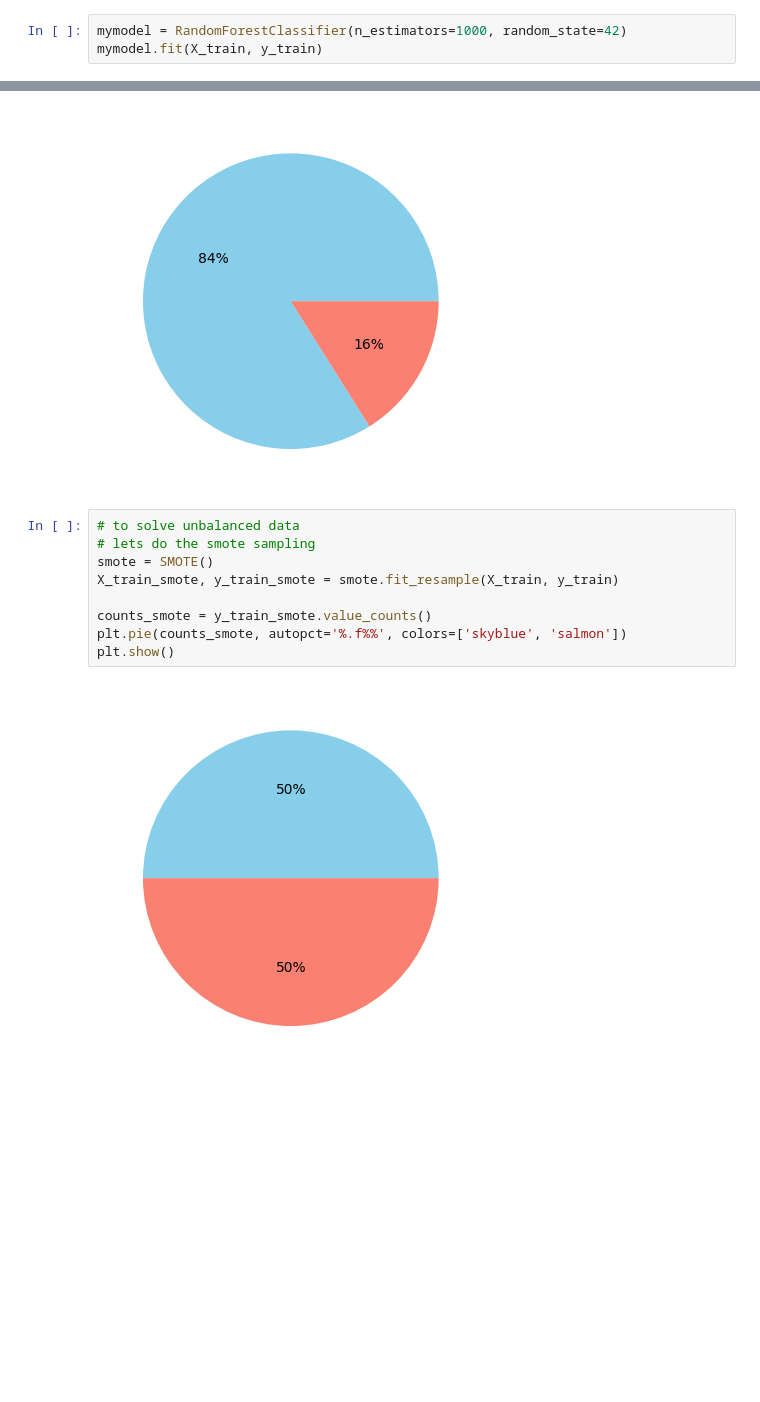
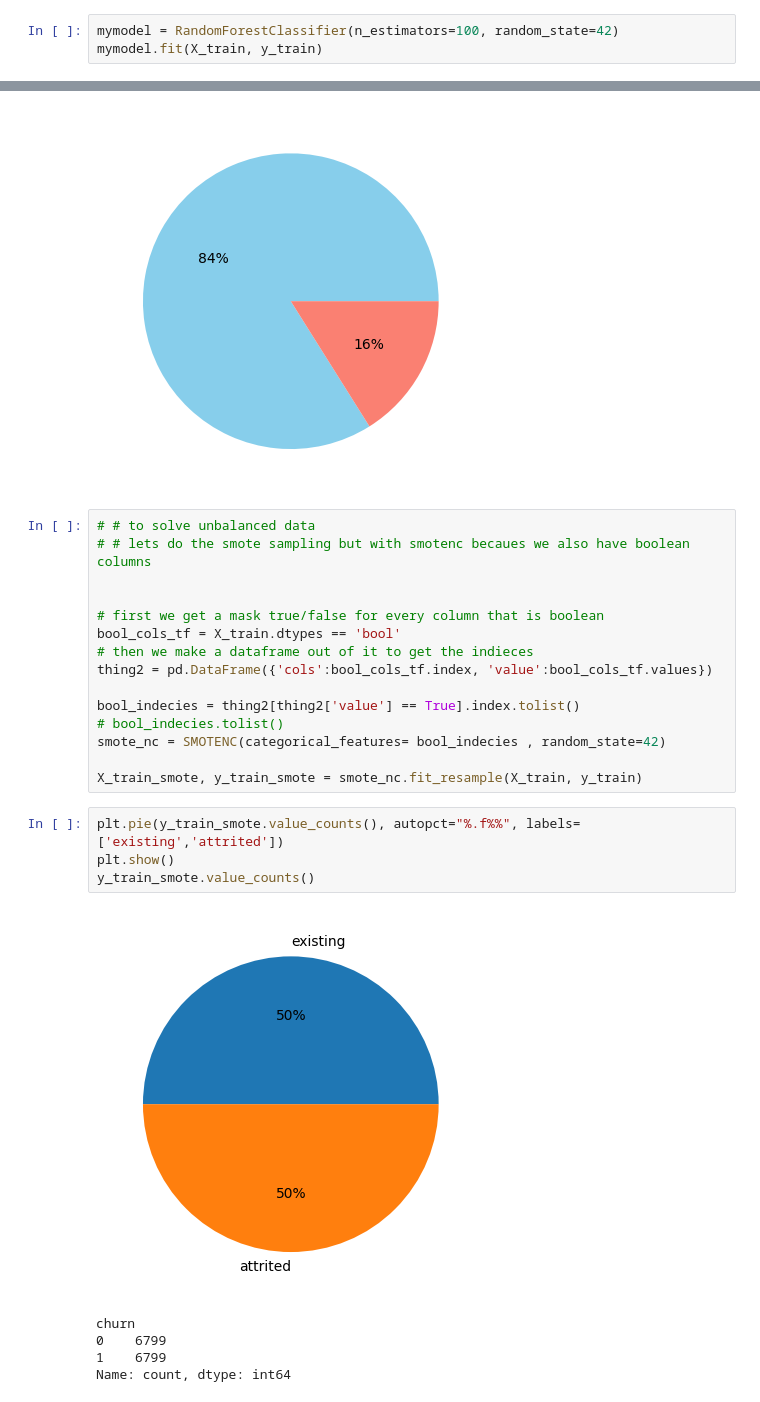
Before and after one commit to bosshussien/Bank_Churn_Analysis, a Jupyter notebook: dataprocessing.ipynb, the cells around one changed output, grey strips where cells are left out. Drawn from its saved outputs; the diff is of its cells as text; blank space fills up the shorter version.

Commit message:
replaced SMOTE with SMOTENC to solve boolean columns resampling problem

```diff
--- a/dataprocessing.ipynb
+++ b/dataprocessing.ipynb
@@ -141,6 +142,6 @@ X.head()
 
 X_train, X_test, y_train, y_test = train_test_split(X, y, test_size=0.2, random_state=42 , stratify=y)
 # %%
-mymodel = RandomForestClassifier(n_estimators=1000, random_state=42)
+mymodel = RandomForestClassifier(n_estimators=100, random_state=42)
 mymodel.fit(X_train, y_train)
 # %% [output]
@@ -178,16 +179,30 @@ plt.show()
 # %% [output]
 [figure]
 # %%
-# to solve unbalanced data
-# lets do the smote sampling
-smote = SMOTE()
-X_train_smote, y_train_smote = smote.fit_resample(X_train, y_train)
+# # to solve unbalanced data
+# # lets do the smote sampling but with smotenc becaues we also have boolean columns
 
-counts_smote = y_train_smote.value_counts()
-plt.pie(counts_smote, autopct='%.f%%', colors=['skyblue', 'salmon'])
-plt.show()
+
+# first we get a mask true/false for every column that is boolean
+bool_cols_tf = X_train.dtypes == 'bool'
+# then we make a dataframe out of it to get the indieces
+thing2 = pd.DataFrame({'cols':bool_cols_tf.index, 'value':bool_cols_tf.values})
+
+bool_indecies = thing2[thing2['value'] == True].index.tolist()
+# bool_indecies.tolist()
+smote_nc = SMOTENC(categorical_features= bool_indecies , random_state=42)
+
+X_train_smote, y_train_smote = smote_nc.fit_resample(X_train, y_train)
-# %% [output]
-[figure, removed]
+# %%
+plt.pie(y_train_smote.value_counts(), autopct="%.f%%", labels=['existing','attrited'])
+plt.show()
+y_train_smote.value_counts()
+# %% [output]
+[figure, added]
+churn
+0    6799
+1    6799
+Name: count, dtype: int64
 # %%
 from sklearn.ensemble import RandomForestClassifier
 
```
Also changed, not shown: parts of 9 cells of this notebook.
